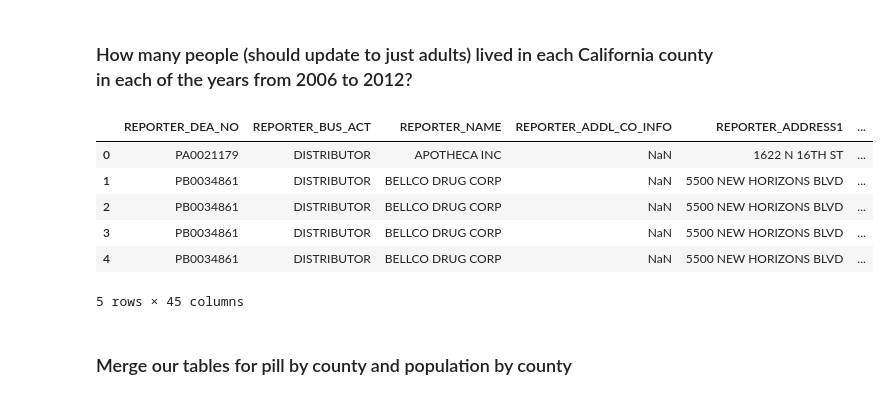
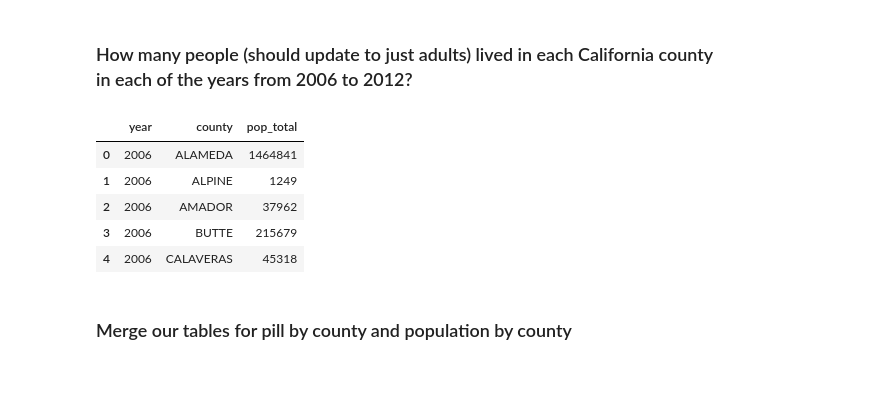
Before and after one commit to stiles/opioids, a Jupyter notebook: California Opioids.ipynb, the cells around one changed output. Saved outputs shown, nothing was run; the diff lists cells and outputs as text; code cells hidden in the pictures.

```diff
--- a/California Opioids.ipynb
+++ b/California Opioids.ipynb
@@ -157,3 +147,0 @@ popyears.head()
-# %%
-# popyears.groupby(['year','county'])[['pop_total']].sum()
-pillyears = popyearsadults.groupby(['year','county'], as_index=False).agg({"pop_total": "sum"})
@@ -185,14 +173,13 @@ pillyears['county'] = pillyears['county'].astype(object)
 # %%
 pills['county'] = pills.BUYER_COUNTY.astype(object)
 # %%
-pills.head()
+pillyears.head()
 # %% [output]
-|  | REPORTER_DEA_NO | REPORTER_BUS_ACT | REPORTER_NAME | REPORTER_ADDL_CO_INFO | REPORTER_ADDRESS1 | ... |
-| 0 | PA0021179 | DISTRIBUTOR | APOTHECA INC | NaN | 1622 N 16TH ST | ... |
-| 1 | PB0034861 | DISTRIBUTOR | BELLCO DRUG CORP | NaN | 5500 NEW HORIZONS BLVD | ... |
-| 2 | PB0034861 | DISTRIBUTOR | BELLCO DRUG CORP | NaN | 5500 NEW HORIZONS BLVD | ... |
-| 3 | PB0034861 | DISTRIBUTOR | BELLCO DRUG CORP | NaN | 5500 NEW HORIZONS BLVD | ... |
-| 4 | PB0034861 | DISTRIBUTOR | BELLCO DRUG CORP | NaN | 5500 NEW HORIZONS BLVD | ... |
+|  | year | county | pop_total |
+| 0 | 2006 | ALAMEDA | 1464841 |
+| 1 | 2006 | ALPINE | 1249 |
+| 2 | 2006 | AMADOR | 37962 |
+| 3 | 2006 | BUTTE | 215679 |
+| 4 | 2006 | CALAVERAS | 45318 |
-5 rows × 45 columns
 # %% [markdown]
 ### Merge our tables for pill by county and population by county
```
Also changed, not shown: parts of 58 cells of this notebook.
